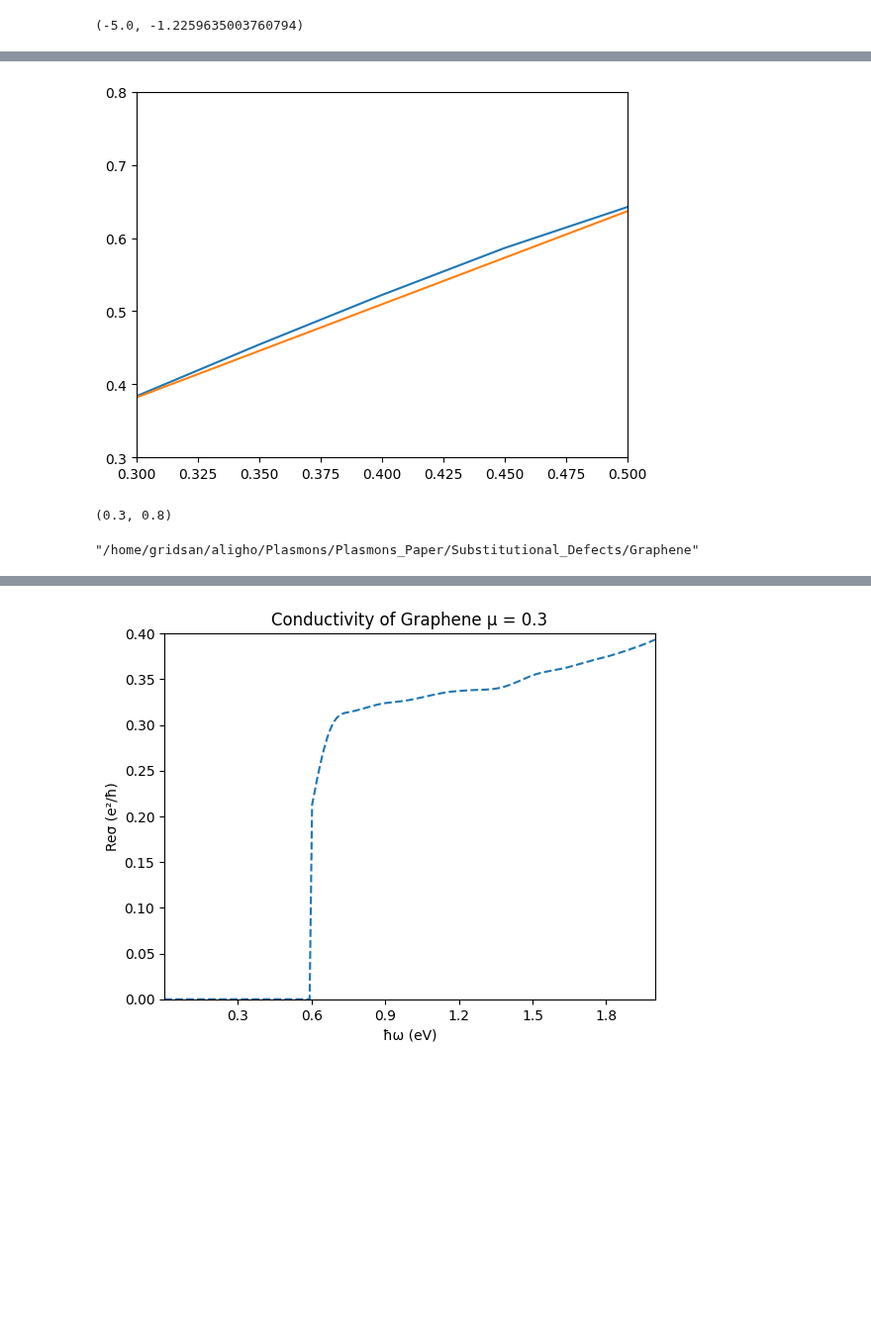
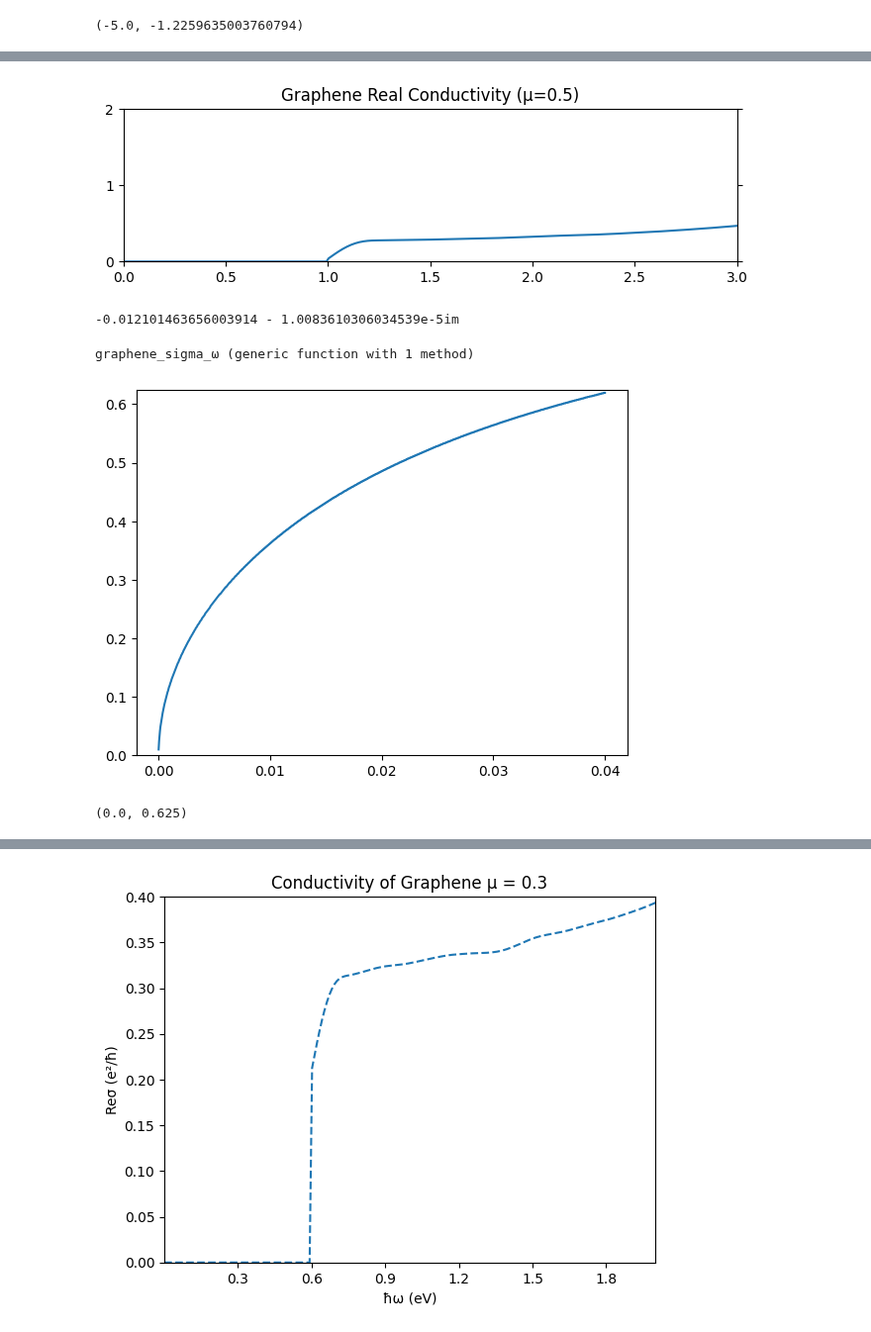
Before and after one commit to AliGhorashiCMT/Plasmons_Paper, a Jupyter notebook: Substitutional_Defects/Graphene/Analyze.ipynb, the cells around one changed output, grey strips where cells are left out. Shown at 99% size. Saved outputs shown, nothing was run; the diff lists cells and outputs as text; code cells hidden in the pictures; blank space fills up the shorter version.

```diff
--- a/Substitutional_Defects/Graphene/Analyze.ipynb
+++ b/Substitutional_Defects/Graphene/Analyze.ipynb
@@ -101,12 +68,0 @@ Block: 100
-# %%
-plot((0.3:0.05:1), drude_sigma)
-plot((0.3:0.05:1), (0.3:0.05:1)*4/pi)
-xlim(0.3, 0.5)
-ylim(0.3, 0.8)
-# %% [output]
-[figure, removed]
-(0.3, 0.8)
-# %%
-pwd()
-# %% [output]
-"/home/gridsan/aligho/Plasmons/Plasmons_Paper/Substitutional_Defects/Graphene"
@@ -114,0 +69,22 @@ np.savetxt("graphene_drude_sigma_0.3.txt", drude_sigma)
+# %%
+figure(figsize=(8, 2))
+plot(range(0, 3, length=300), np.loadtxt("graphene_sigma_0.5.txt"))
+ylim(0, 2)
+xlim(0, 3)
+yticks([0, 1, 2])
+title("Graphene Real Conductivity (μ=0.5)")
+tick_params(right=true)
+# %% [output]
+[figure, added]
+# %%
+graphene_sigma_ω(0.1)
+# %% [output]
+-0.012101463656003914 - 1.0083610306034539e-5im
+# %%
+function graphene_sigma_ω(ω::Real)
+    # At 0.5 eV doping
+    im_sigma = real(kramers_kronig_reverse(ω, collect(range(0, 3, length=300)),
+        np.loadtxt("graphene_sigma_0.5.txt"))*4)
+    end
+# %% [output]
+graphene_sigma_ω (generic function with 1 method)
@@ -114,0 +102,7 @@ np.savetxt("graphene_drude_sigma_0.3.txt", drude_sigma)
+# %%
+plot(q_range, smooth(omega_range[[argmin(x) for x in eachrow(log.(abs.(p)))]], win_len=1))
+xticks([0, 0.01, 0.02, 0.03, 0.04])
+ylim(0, 0.625)
+# %% [output]
+[figure, added]
+(0.0, 0.625)
```
Also changed, not shown: parts of 29 cells of this notebook.
